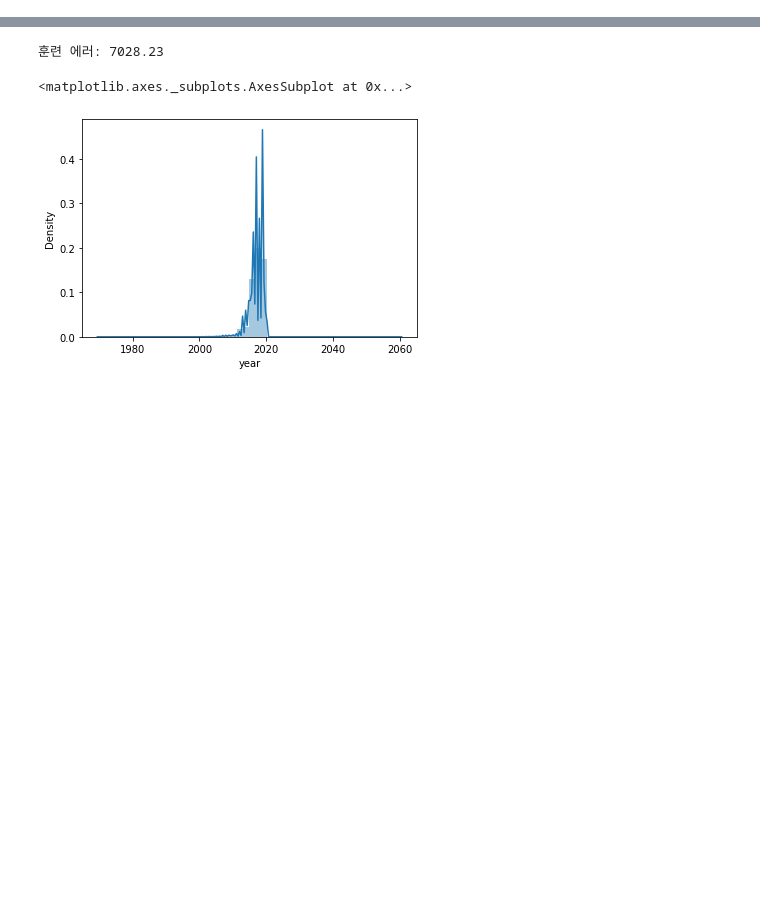
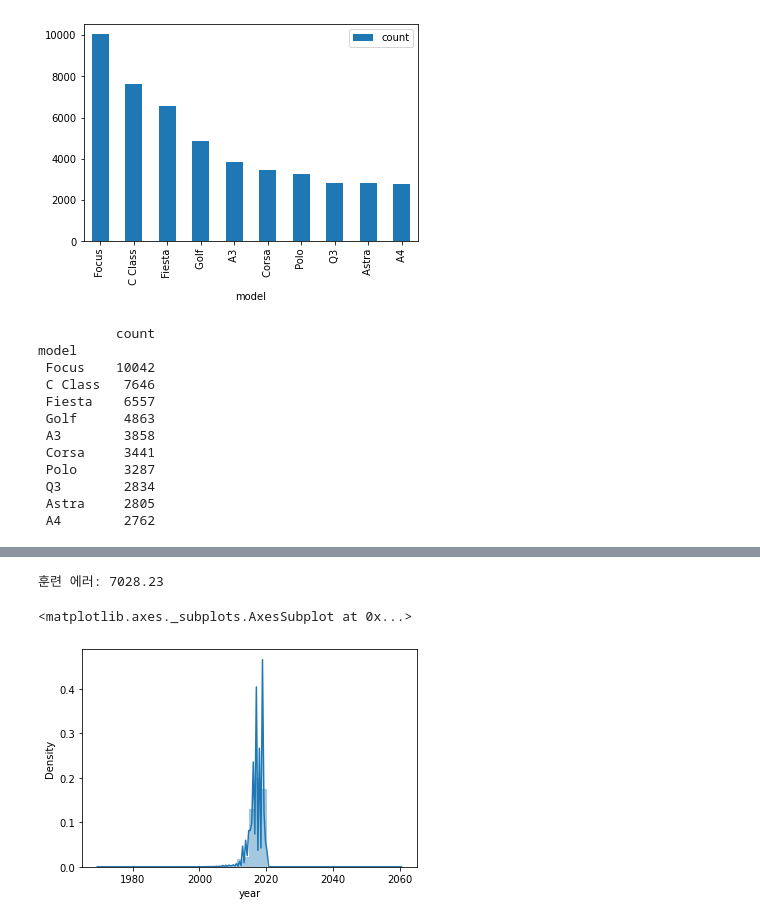
Before and after one commit to KYOH95/Project_2_Car_Analysis, a Jupyter notebook: Project2.ipynb, the cells around one changed output, grey strips where cells are left out. Cells and saved outputs as stored; diff of their text form; code cells hidden in the pictures; blank space fills up the shorter version.

```diff
--- a/Project2.ipynb
+++ b/Project2.ipynb
@@ -62,0 +86,28 @@ df.sample(20)
+# %%
+#delete column"tax"
+df = df.drop(["tax"], axis = 1)
+# %%
+#Check Trend: top10 sold out models
+import matplotlib.pyplot as plt
+
+models = pd.DataFrame(df.groupby("model")["model"].count())
+models.columns = ["count"]
+models.sort_values(by=["count"], inplace=True, ascending=False)
+models = models.head(10)
+models.plot.bar()
+plt.show()
+print(models)
+# %% [output]
+[figure, added]
+          count
+model
+ Focus    10042
+ C Class   7646
+ Fiesta    6557
+ Golf      4863
+ A3        3858
+ Corsa     3441
+ Polo      3287
+ Q3        2834
+ Astra     2805
+ A4        2762
```
Also changed, not shown: parts of 10 cells of this notebook.
